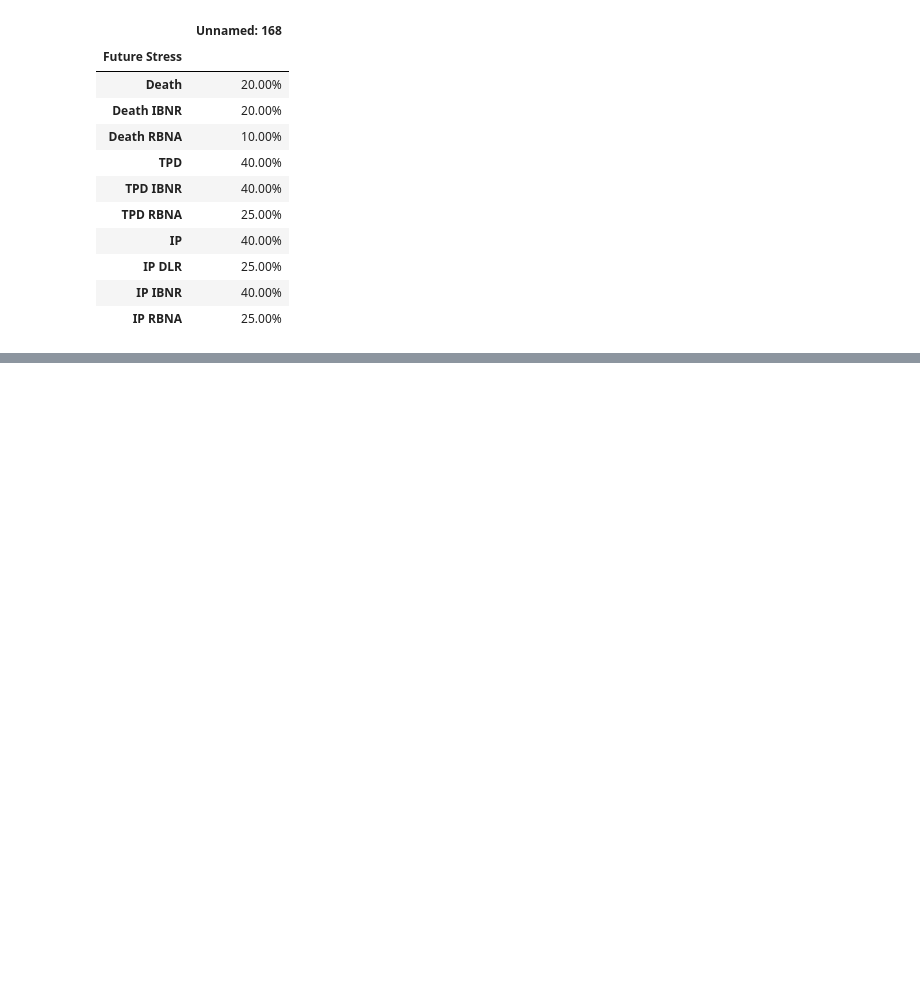
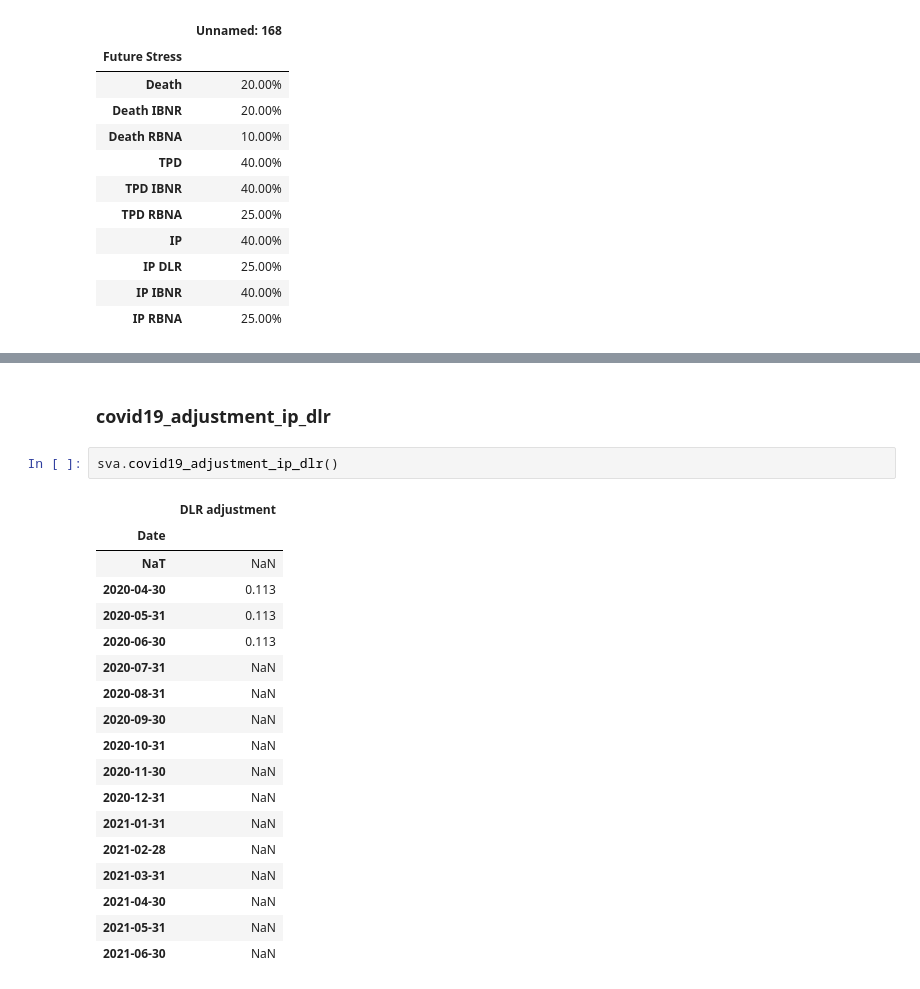
Before and after one commit to wheatfields/Q, a Jupyter notebook: sva_documentation.ipynb, the cells around one changed output, grey strips where cells are left out. Drawn from its saved outputs; the diff is of its cells as text; blank space fills up the shorter version.

```diff
--- a/sva_documentation.ipynb
+++ b/sva_documentation.ipynb
@@ -582,0 +764,23 @@ sva.stress_margins.future.future_all().style.format('{:,.2%}')
+# %% [markdown]
+### covid19_adjustment_ip_dlr
+# %%
+sva.covid19_adjustment_ip_dlr()
+# %% [output]
+|  | DLR adjustment |
+| Date |  |
+| NaT | NaN |
+| 2020-04-30 | 0.113 |
+| 2020-05-31 | 0.113 |
+| 2020-06-30 | 0.113 |
+| 2020-07-31 | NaN |
+| 2020-08-31 | NaN |
+| 2020-09-30 | NaN |
+| 2020-10-31 | NaN |
+| 2020-11-30 | NaN |
+| 2020-12-31 | NaN |
+| 2021-01-31 | NaN |
+| 2021-02-28 | NaN |
+| 2021-03-31 | NaN |
+| 2021-04-30 | NaN |
+| 2021-05-31 | NaN |
+| 2021-06-30 | NaN |
```
Also changed, not shown: parts of 53 cells of this notebook, 2 other files.
